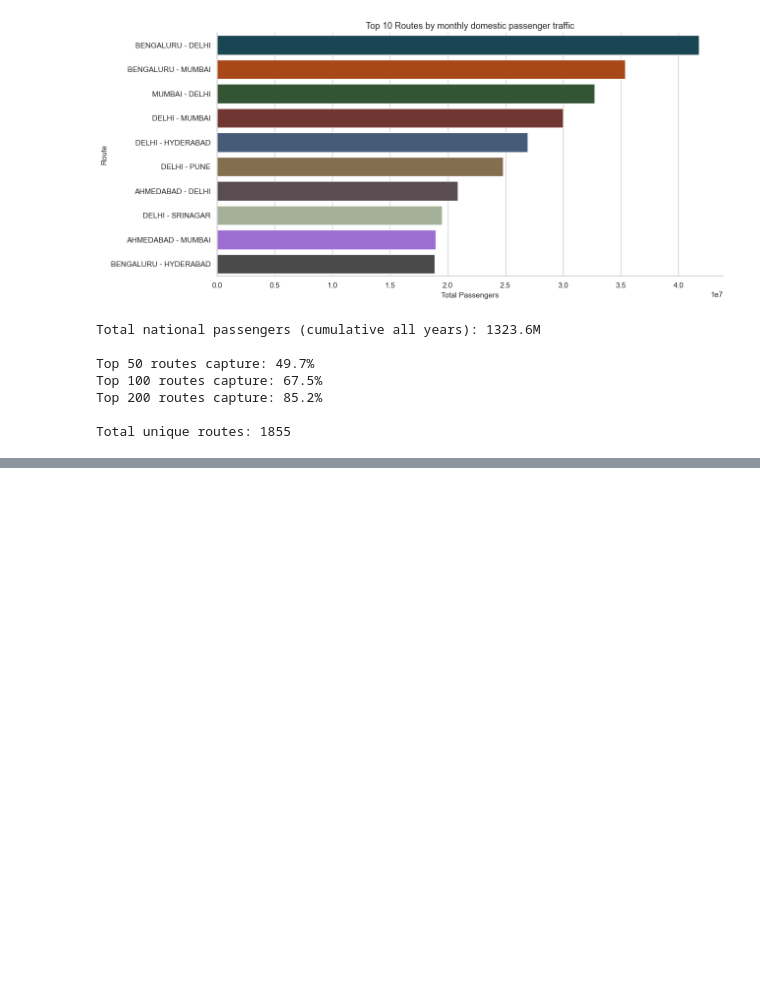
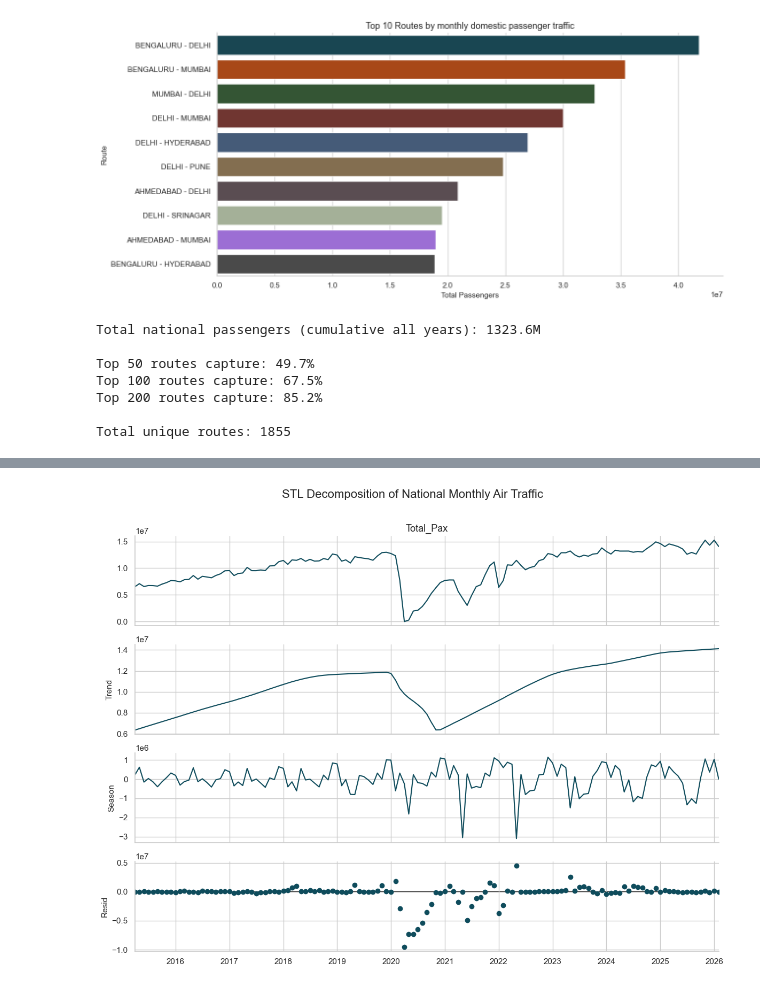
Before and after one commit to rahulmohandas11/india-air-traffic-forecast, a Jupyter notebook: notebooks/01_eda.ipynb, the cells around one changed output, grey strips where cells are left out. Drawn from its saved outputs; the diff is of its cells as text; code cells hidden in the pictures; blank space fills up the shorter version.

Commit message:
eda: STL decomposition, seasonality chart, ACF/PACF diagnostics

```diff
--- a/notebooks/01_eda.ipynb
+++ b/notebooks/01_eda.ipynb
@@ -386,0 +371,15 @@ By these choices, I intend to balance analytical rigor with the realities of mon
+# %%
+#STL Decomposition for national air traffic
+national_series = national_monthly.set_index('date')['Total_Pax']
+
+# Resample to monthly start frequency, filling missing months
+national_series = national_series.asfreq('MS')
+
+# Check the resampled data
+print("Missing values after resampling:")
+print(national_series[national_series.isna()])
+
+# Inerpolate the missing month
+national_series = national_series.interpolate(method='linear')
+
+print("May 2024 after interpolation: ",national_series.loc['2024-05-01'])
@@ -386,0 +405,13 @@ By these choices, I intend to balance analytical rigor with the realities of mon
+# %%
+# Decomposing the time series
+stl = STL(national_series, period = 12, robust = True)
+result = stl.fit()
+
+# Plot the decomposition
+fig = result.plot()
+fig.set_size_inches(12, 9)
+plt.suptitle('STL Decomposition of National Monthly Air Traffic', fontsize=16, y = 1.01)
+plt.tight_layout()
+plt.show()
+# %% [output]
+[figure, added]
```
Also changed, not shown: parts of 12 cells of this notebook.
